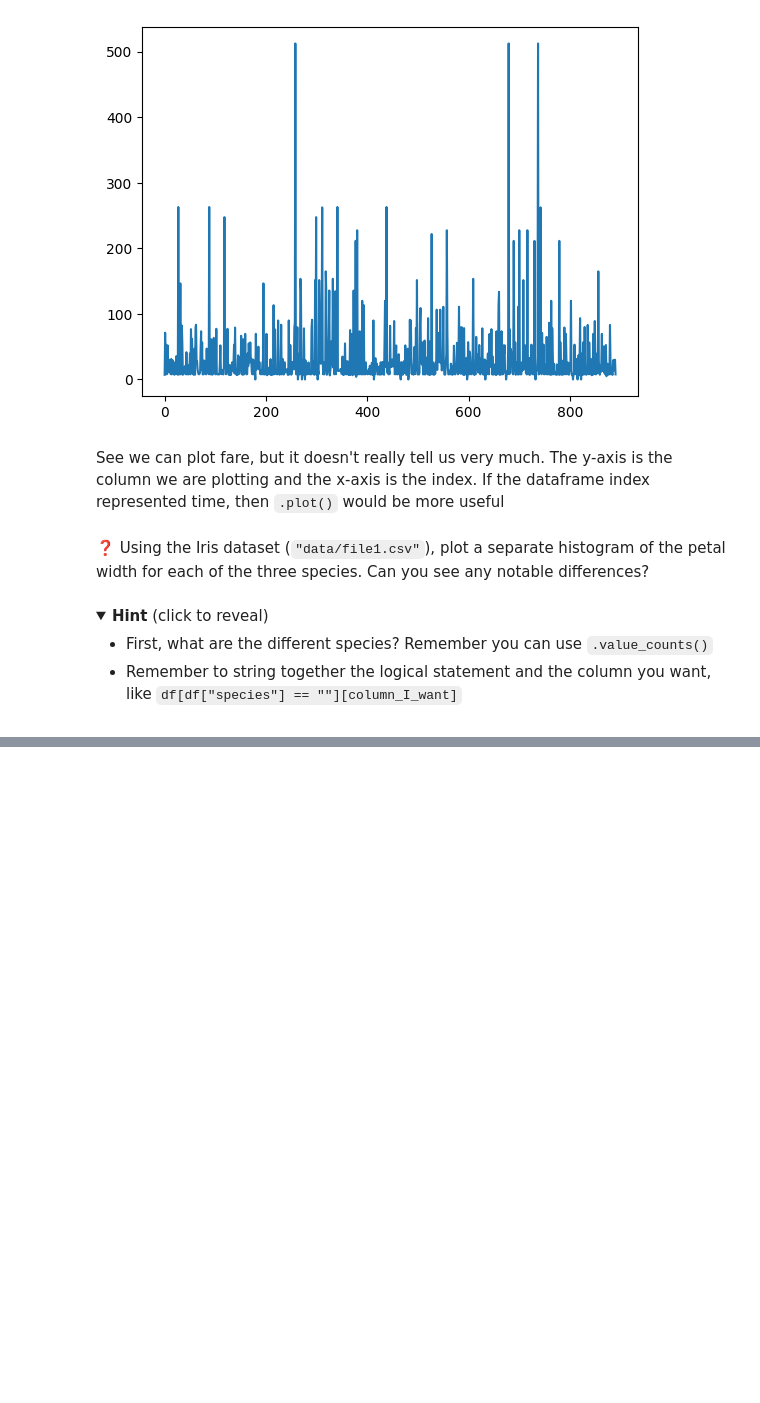
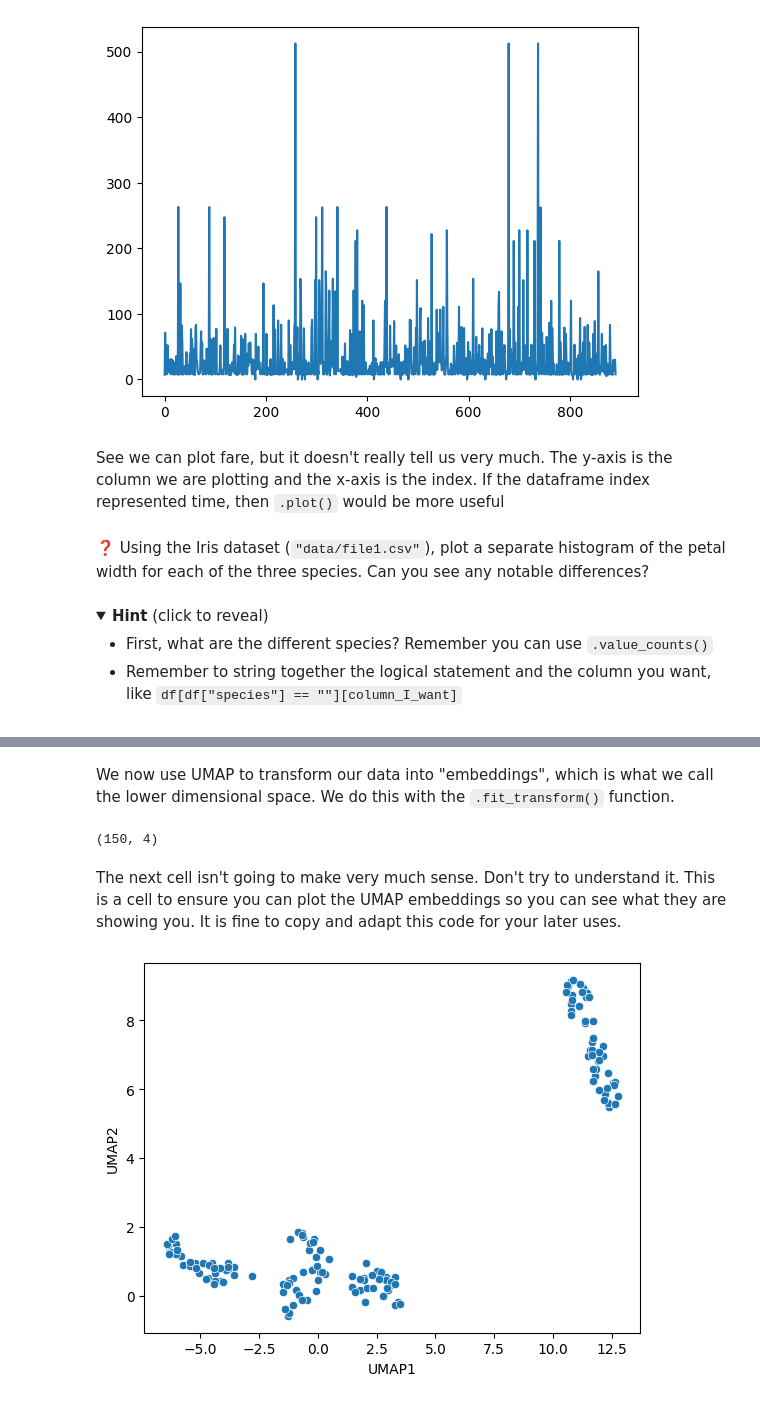
Before and after one commit to griffinfarrow/ML_for_Biomarker_Discovery, a Jupyter notebook: practical_exercises.ipynb, the cells around one changed output, grey strips where cells are left out. Cells and saved outputs as stored; diff of their text form; code cells hidden in the pictures; folded sections open; blank space fills up the shorter version.

```diff
--- a/practical_exercises.ipynb
+++ b/practical_exercises.ipynb
@@ -511,0 +559,12 @@ df = pd.read_csv("data/file1.csv", sep=",")
+# %%
+import pandas as pd
+
+# this is the import for the UMAP library
+import umap as umap
+
+# these are plotting libraries
+import matplotlib.pyplot as plt
+import seaborn as sns
+
+# first, we read in a dataset. Let's use Iris from earlier
+df = pd.read_csv("data/file1.csv", sep=",")
@@ -511,0 +580,3 @@ df = pd.read_csv("data/file1.csv", sep=",")
+# %%
+iris = df.drop(columns="species")
+print(iris.head())
@@ -511,0 +605,21 @@ df = pd.read_csv("data/file1.csv", sep=",")
+# %%
+umap_obj = umap.UMAP(n_neighbors=15, min_dist=0.1)
+# %% [markdown]
+We now use UMAP to transform our data into "embeddings", which is what we call the lower dimensional space. We do this with the `.fit_transform()` function.
+# %%
+print(iris.shape)
+
+# you can see that iris has 150 rows and 4 columns, for "sepal_length", "sepal_width", "petal_length", "petal_width"
+
+embeddings = umap_obj.fit_transform(iris)
+# %% [output]
+(150, 4)
+# %% [markdown]
+The next cell isn't going to make very much sense. Don't try to understand it. This is a cell to ensure you can plot the UMAP embeddings so you can see what they are showing you. It is fine to copy and adapt this code for your later uses.
+# %%
+embeddings_df = pd.DataFrame(embeddings, index=iris.index, columns=["UMAP1", "UMAP2"])
+fig, ax = plt.subplots()
+sns.scatterplot(embeddings_df, x="UMAP1", y="UMAP2", ax=ax)
+plt.show()
+# %% [output]
+[figure, added]
```
Also changed, not shown: parts of 26 cells of this notebook.
